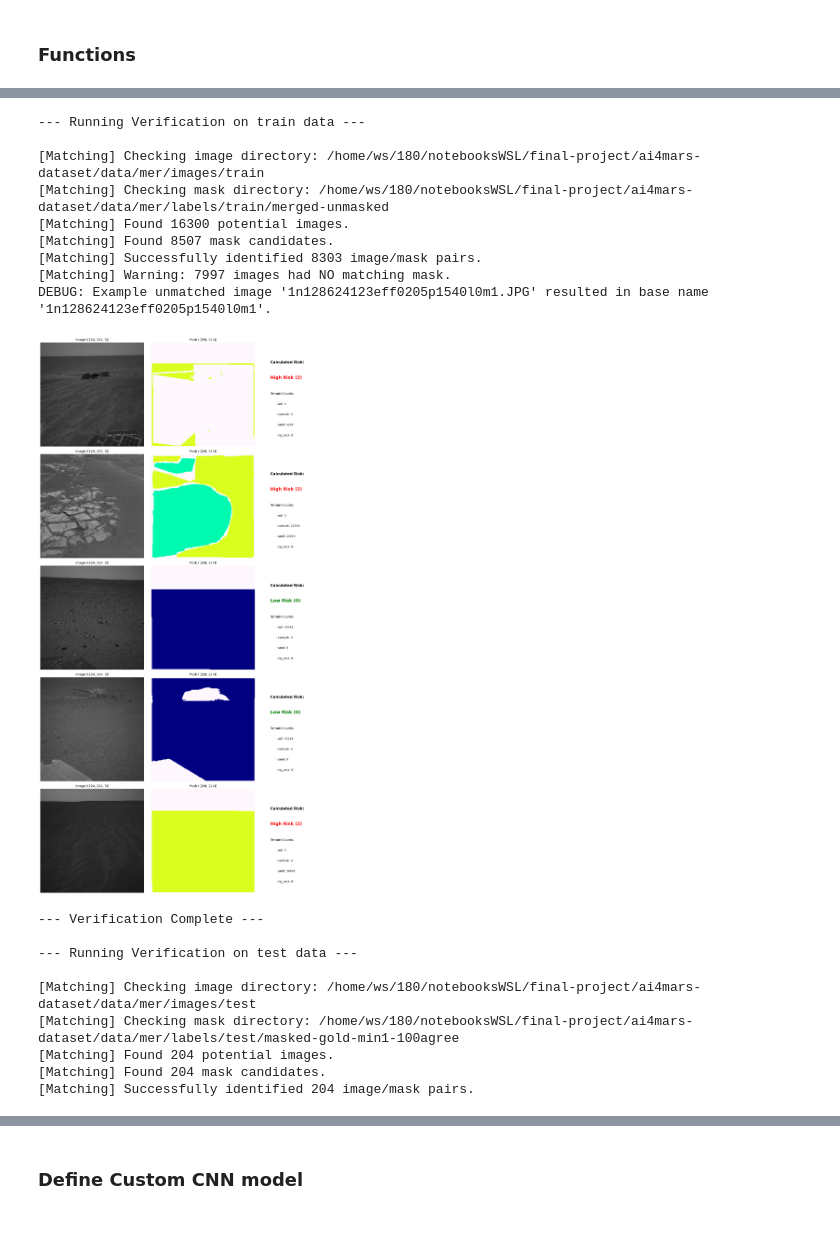
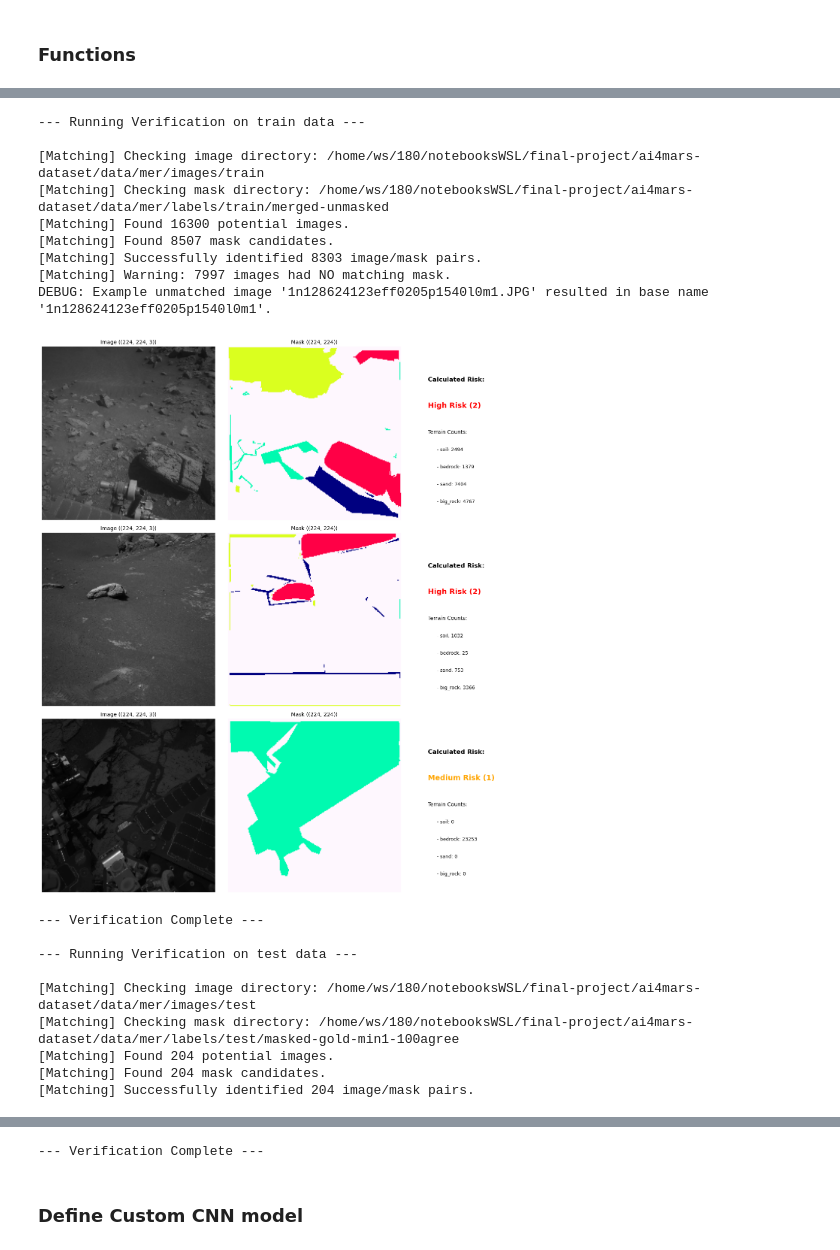
Before and after one commit to wsc0tt/ai4mars, a Jupyter notebook: ai4mars-model.ipynb, the cells around one changed output, grey strips where cells are left out. Drawn from its saved outputs; the diff is of its cells as text; code cells hidden in the pictures.

```diff
--- a/ai4mars-model.ipynb
+++ b/ai4mars-model.ipynb
@@ -404,17 +550,9 @@ def verify_dataset_sample(img_dir: str, mask_dir: str, num_samples: int = 5):
     Verifies the entire data pipeline (image loading, mask loading, and risk calculation)
     by sampling from the raw file paths and displaying the results.
 
-    This function uses standard NumPy/OpenCV to load the files directly from disk
-    for plotting, bypassing the tf.data streaming pipeline.
-
-    Args:
-        img_dir: Directory containing images.
-        mask_dir: Directory containing masks.
-        num_samples: Number of random samples to display.
     """
     print(f"\n--- Running Verification on {os.path.basename(img_dir)} data ---")
 
-    # Get ALL file paths from the directory
     all_pairs = get_matched_pairs(img_dir, mask_dir)
     if not all_pairs:
         print("No matched pairs found for verification.")
@@ -490,22 +628,37 @@ def verify_dataset_sample(img_dir: str, mask_dir: str, num_samples: int = 5):
     print("--- Verification Complete ---")
 # %%
 
-# Verify 5 random samples from the Training Data
-verify_dataset_sample(mer_train_img_dir, mer_train_mask_dir, num_samples=5)
+# Verify MER training data
+verify_dataset_sample(
+    img_dir=mer_train_img_dir,
+    mask_dir=mer_train_mask_dir,
+    num_samples=3
+)
 
-# Verify 3 random samples from the Independent Test Data
-verify_dataset_sample(mer_test_img_dir, mer_test_mask_dir, num_samples=3)
+# Verify MER test data (expert labels)
+verify_dataset_sample(
+    img_dir=mer_test_img_dir,
+    mask_dir=mer_test_mask_dir,
+    num_samples=3
+)
+
+# Verify MSL data
+verify_dataset_sample(
+    img_dir=msl_img_dir,
+    mask_dir=msl_train_mask_dir,  # Use train masks for general verification
+    num_samples=3
+)
 # %% [output]
 --- Running Verification on train data ---
 
 [Matching] Checking image directory: /home/ws/180/notebooksWSL/final-project/ai4mars-dataset/data/mer/images/train
 [Matching] Checking mask directory: /home/ws/180/notebooksWSL/final-project/ai4mars-dataset/data/mer/labels/train/merged-unmasked
 [Matching] Found 16300 potential images.
 [Matching] Found 8507 mask candidates.
 [Matching] Successfully identified 8303 image/mask pairs.
 [Matching] Warning: 7997 images had NO matching mask.
 DEBUG: Example unmatched image '1n128624123eff0205p1540l0m1.JPG' resulted in base name '1n128624123eff0205p1540l0m1'.
-[figure, old version]
+[figure, new version]
 --- Verification Complete ---
 
 --- Running Verification on test data ---
@@ -520,3 +684,4 @@ DEBUG: Example unmatched image '1n128624123eff0205p1540l0m1.JPG' resulted in bas
+--- Verification Complete ---
 # %% [markdown]
 ### Define Custom CNN model
 # %%
```
Also changed, not shown: parts of 21 cells of this notebook, 9 other files.
